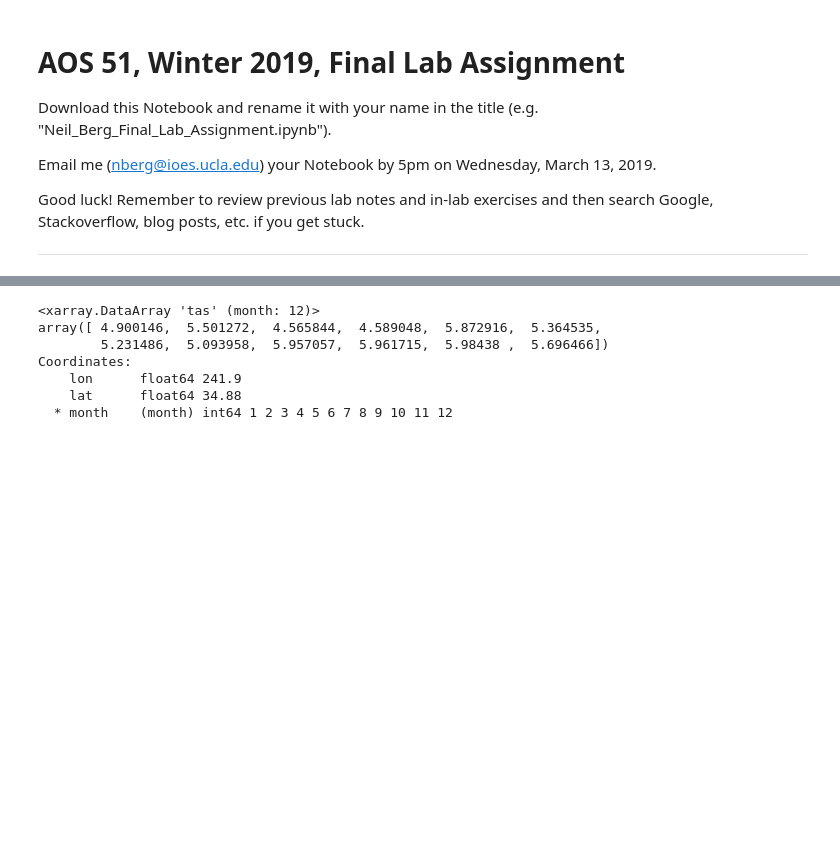
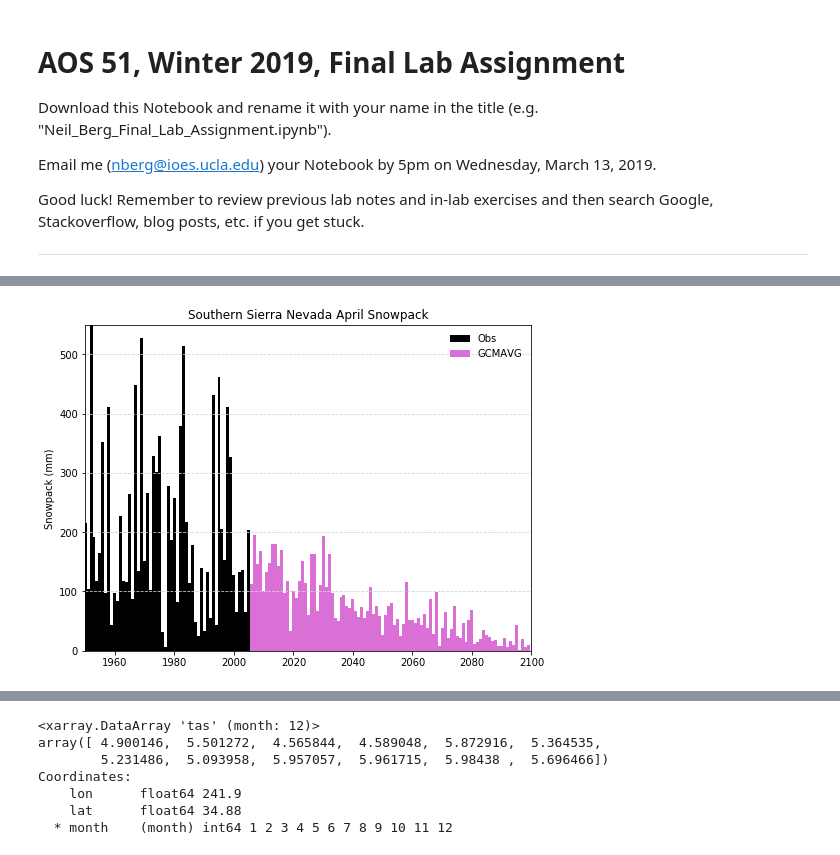
Before and after one commit to neil-berg/climate-data-analyses, a Jupyter notebook: assignments/AOS51_2019W_Final_KEY.ipynb, the cells around one changed output, grey strips where cells are left out. Cells and saved outputs as stored; diff of their text form; code cells hidden in the pictures; blank space fills up the shorter version.

```diff
--- a/assignments/AOS51_2019W_Final_KEY.ipynb
+++ b/assignments/AOS51_2019W_Final_KEY.ipynb
@@ -183 +136,41 @@ plt.show()
+# %%
+# Read in the csv file and create a dataframe
+df = pd.read_csv('/Users/nberg/AOS51/data/S_Sierra_April_snowpack.csv', index_col=0, parse_dates=True)
+
+# Convert from inches to mm
+df_mm = df * 25.4
+
+# Compute the GCM average as a new column
+df_mm['GCMAVG'] = df_mm.mean(axis=1)
+
+# Calculate number of years >= 100 mm
+df_mm['obs_100'] = df_mm['OBS'] > 100
+df_mm['GCMAVG_100'] = df_mm['GCMAVG'] > 100
+
+# Number of historical years during 1981-2000 > 100 mm [=14]
+hist_snow_years = df_mm['obs_100'].loc['1981':'2000'].sum()
+
+# Number of future years in the GCMAVG 2041-2060 above 100 m [=2]
+mid_fut_snow_years = df_mm['GCMAVG_100'].loc['2041':'2060'].sum()
+
+# Number of future years in the GCMAVG 2080-20099 above 100 m [=0]
+late_fut_snow_years = df_mm['GCMAVG_100'].loc['2080':'2099'].sum()
+
+# Time series plot
+obs_years = np.arange(1950, 2006)
+fut_years = np.arange(2006, 2100)
+
+fig = plt.figure(figsize=(8,6))
+ax = fig.add_subplot(1,1,1)
+ax.bar(obs_years, df_mm['OBS'].loc['1950':'2005'], width=1, color='black', label='Obs')
+ax.bar(fut_years, df_mm['GCMAVG'].loc['2006':'2099'], width=1, color='orchid', label='GCMAVG')
+ax.set_ylim(0,550)
+ax.set_xlim(1950,2100)
+ax.set_ylabel('Snowpack (mm)')
+ax.set_title('Southern Sierra Nevada April Snowpack')
+ax.grid(axis='y', color='lightgrey', linestyle='dashed')
+plt.legend(loc='upper right', frameon=False)
+plt.show()
+# %% [output]
+[figure, added]
 # %% [markdown]
```
Also changed, not shown: parts of 25 cells of this notebook.
